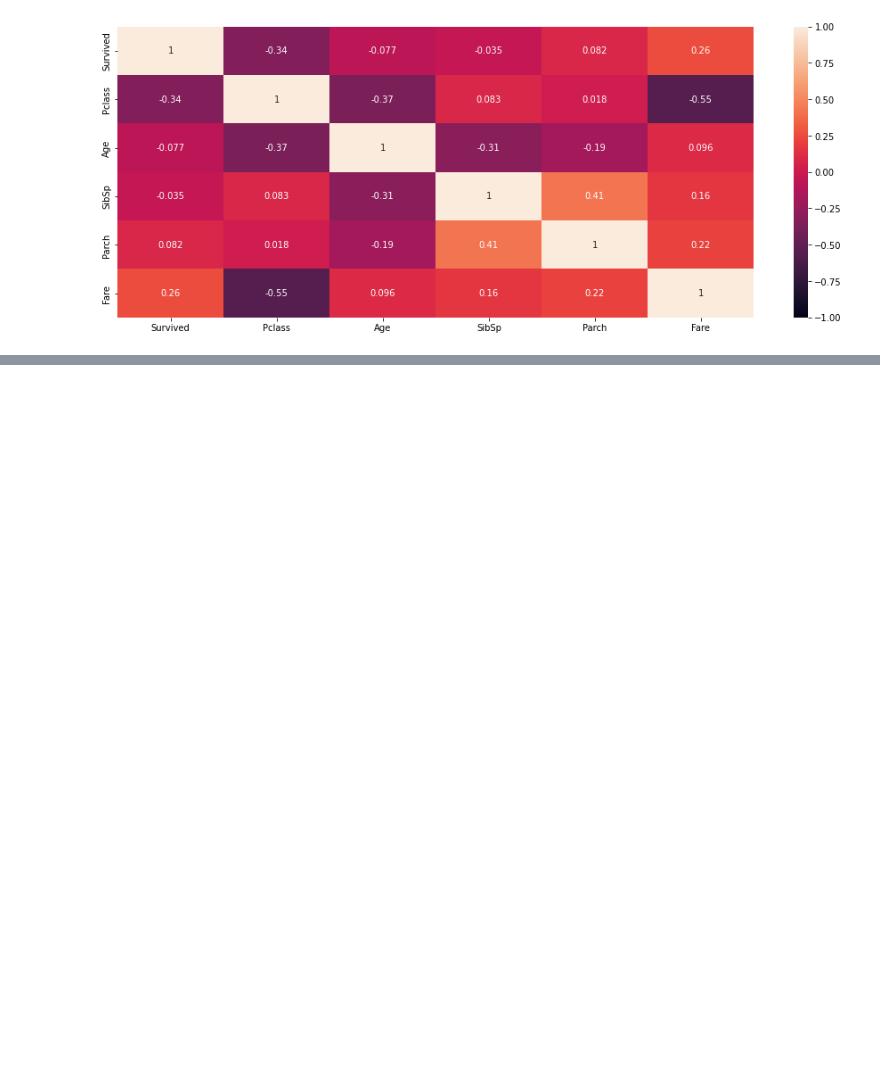
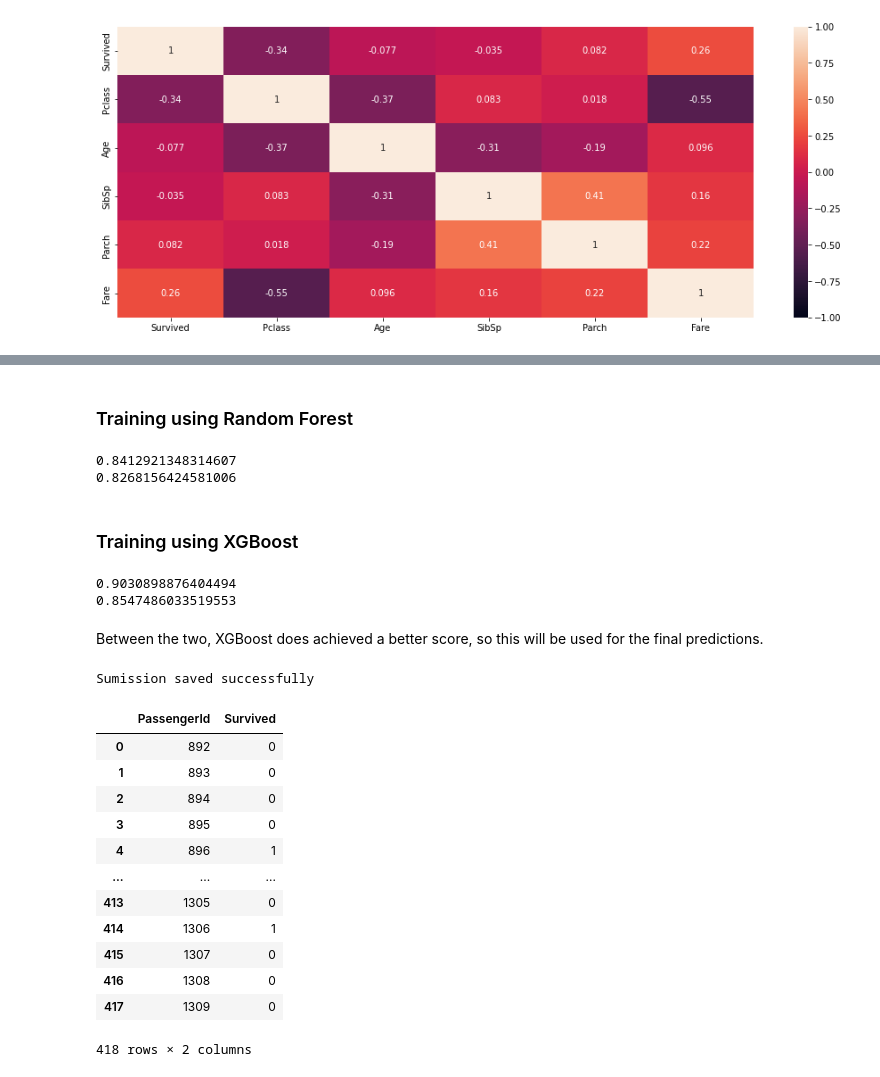
Before and after one commit to BlexxeCode/DataProjects, a Jupyter notebook: titanic/titanic-a-learning-process.ipynb, the cells around one changed output, grey strips where cells are left out. Cells and saved outputs as stored; diff of their text form; code cells hidden in the pictures; blank space fills up the shorter version.

```diff
--- a/titanic/titanic-a-learning-process.ipynb
+++ b/titanic/titanic-a-learning-process.ipynb
@@ -244,0 +275,58 @@ Sumission saved successfully
+# %% [markdown]
+### Training using Random Forest
+# %%
+from sklearn.ensemble import RandomForestClassifier
+from xgboost import XGBClassifier
+from sklearn import metrics
+
+
+model = RandomForestClassifier(n_estimators=500, max_depth=5, random_state =1)
+model.fit(X_train,y_train)
+
+predictions_y = model.predict(X_valid)
+predictions = model.predict(X_train)
+
+print(metrics.accuracy_score(y_train, predictions))
+print(metrics.accuracy_score(y_valid, predictions_y))
+# %% [output]
+0.8412921348314607
+0.8268156424581006
+# %% [markdown]
+### Training using XGBoost
+# %%
+model2 = XGBClassifier(n_estimators=500, learning_rate=0.01)
+model2.fit(X_train, y_train)
+
+predictions_y2 = model2.predict(X_valid)
+predictions2 = model2.predict(X_train)
+
+print(metrics.accuracy_score(y_train, predictions2))
+print(metrics.accuracy_score(y_valid, predictions_y2))
+# %% [output]
+0.9030898876404494
+0.8547486033519553
+# %% [markdown]
+Between the two, XGBoost does achieved a better score, so this will be used for the final predictions.
+# %%
+final_predict = model2.predict(X_test)
+
+output = pd.DataFrame({'PassengerId': X_test.index, 'Survived': final_predict})
+
+output.to_csv('submission.csv', index=False)
+print("Sumission saved successfully")
+output
+# %% [output]
+Sumission saved successfully
+|  | PassengerId | Survived |
+| 0 | 892 | 0 |
+| 1 | 893 | 0 |
+| 2 | 894 | 0 |
+| 3 | 895 | 0 |
+| 4 | 896 | 1 |
+| ... | ... | ... |
+| 413 | 1305 | 0 |
+| 414 | 1306 | 1 |
+| 415 | 1307 | 0 |
+| 416 | 1308 | 0 |
+| 417 | 1309 | 0 |
+418 rows × 2 columns
```
Also changed, not shown: parts of 33 cells of this notebook.
